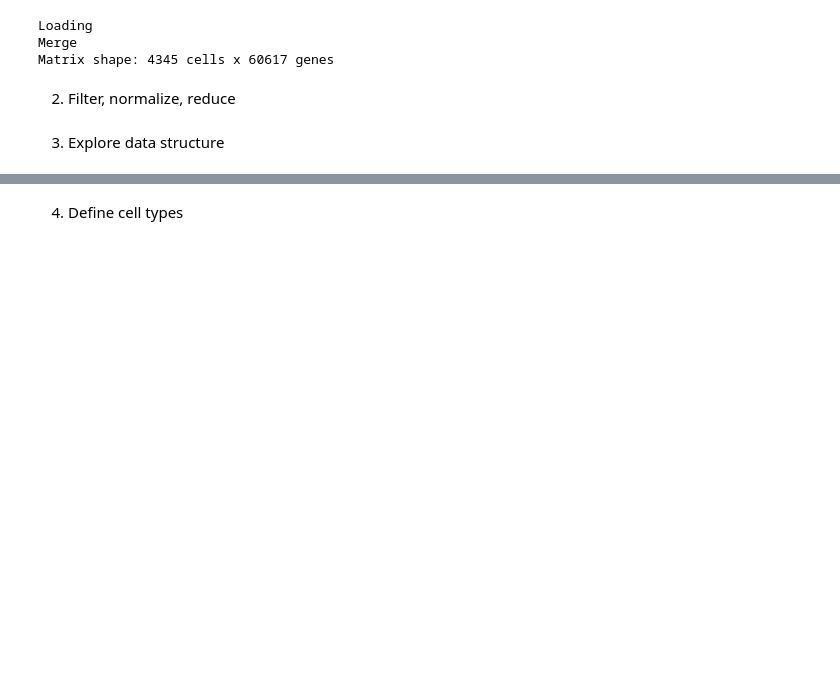
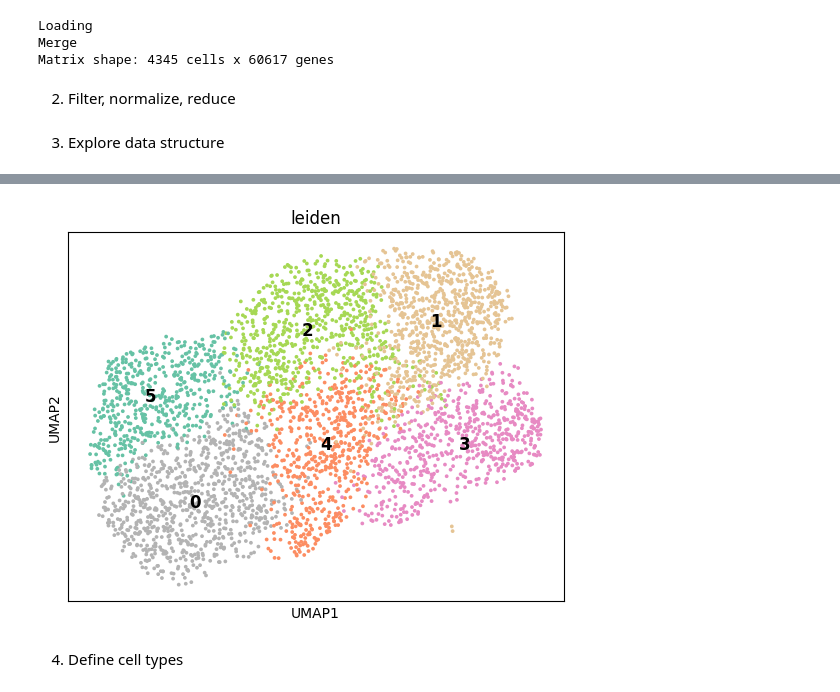
Before and after one commit to ogandril/From_fastq_to_CardamomOT, a Jupyter notebook: Define_cells.ipynb, the cells around one changed output, grey strips where cells are left out. Saved outputs shown, nothing was run; the diff lists cells and outputs as text; code cells hidden in the pictures; blank space fills up the shorter version.

```diff
--- a/Define_cells.ipynb
+++ b/Define_cells.ipynb
@@ -274,3 +280,21 @@ plt.show()
+# %%
+# Cluster cells
+sc.tl.leiden(adata, resolution=0.5, key_added='leiden')
+
+ax = sc.pl.umap(
+    adata,
+    color='leiden',
+    use_raw=False,
+    legend_fontsize=12,
+    palette='Set2_r',
+    legend_loc='on data',
+    frameon=True,
+    show=False
+)
+
+plt.show()
+# %% [output]
+[figure, added]
 # %% [markdown]
 4. Define cell types
 # %%
```
Also changed, not shown: parts of 11 cells of this notebook.
